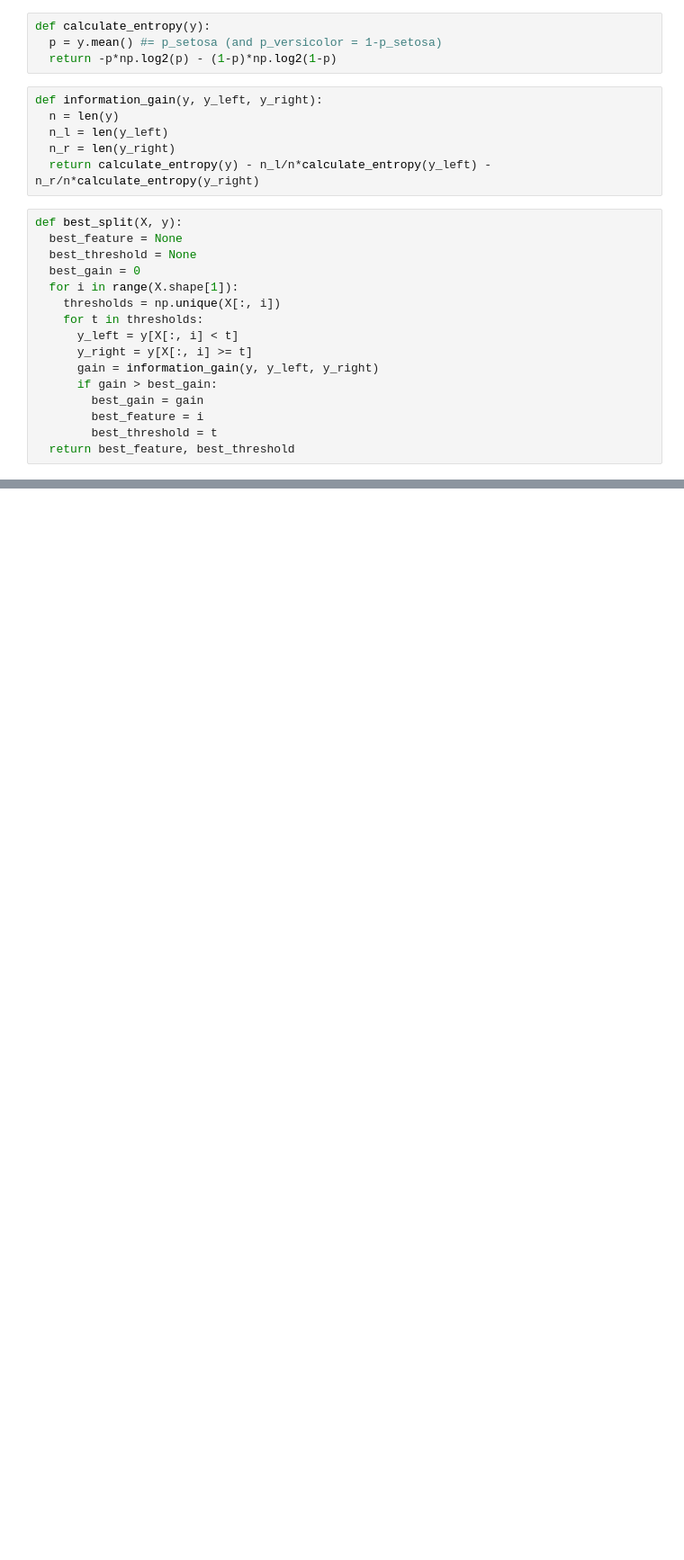
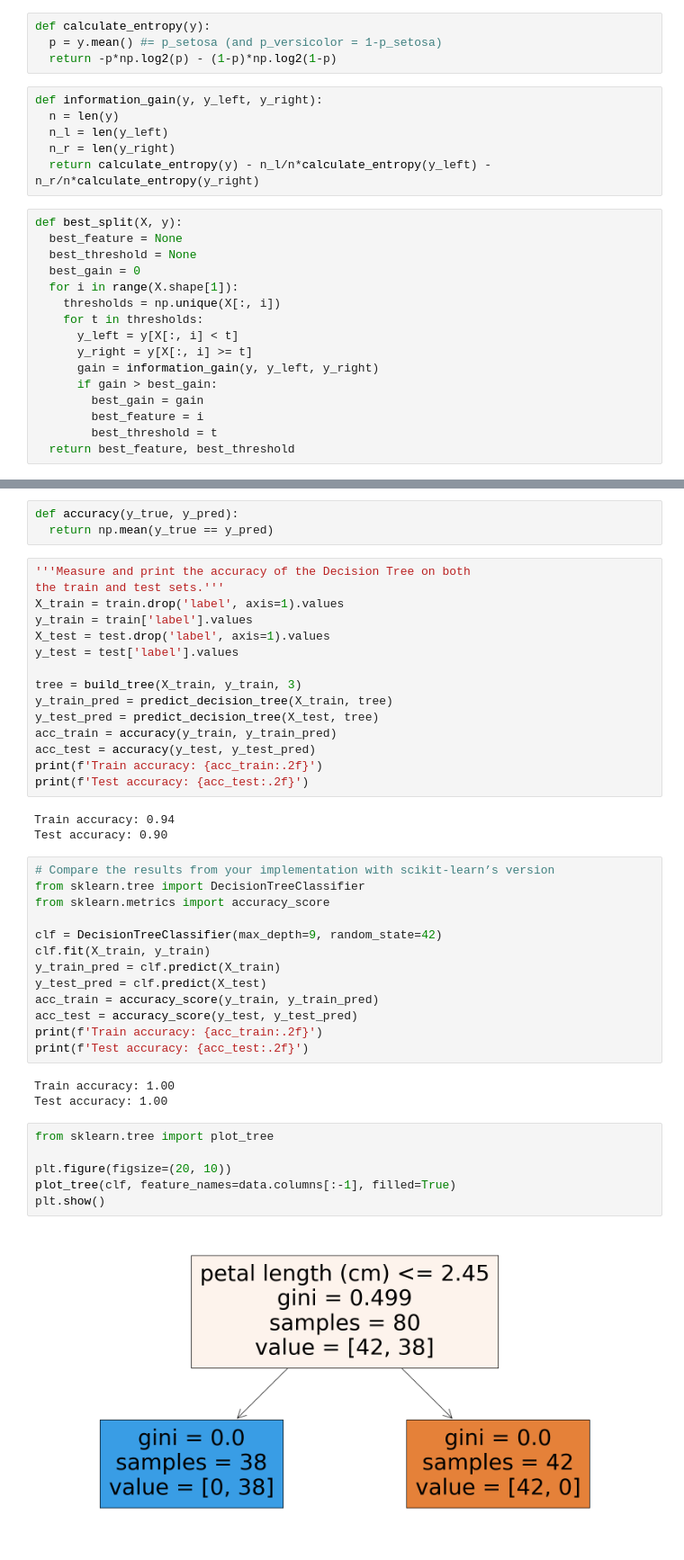
Before and after one commit to HemantKumar01/ML_Algorithms_From_Scratch, a Jupyter notebook: 4_Decision_Tree/A12.ipynb, the cells around one changed output, grey strips where cells are left out. Shown: that part at 90% size. Saved outputs shown, nothing was run; the diff lists cells and outputs as text; blank space fills up the shorter version.

Commit message:
decision tree complete, knn vs logistic

```diff
--- a/4_Decision_Tree/A12.ipynb
+++ b/4_Decision_Tree/A12.ipynb
@@ -83,0 +125,45 @@ def best_split(X, y):
+# %%
+def accuracy(y_true, y_pred):
+  return np.mean(y_true == y_pred)
+# %%
+'''Measure and print the accuracy of the Decision Tree on both
+the train and test sets.'''
+X_train = train.drop('label', axis=1).values
+y_train = train['label'].values
+X_test = test.drop('label', axis=1).values
+y_test = test['label'].values
+
+tree = build_tree(X_train, y_train, 3)
+y_train_pred = predict_decision_tree(X_train, tree)
+y_test_pred = predict_decision_tree(X_test, tree)
+acc_train = accuracy(y_train, y_train_pred)
+acc_test = accuracy(y_test, y_test_pred)
+print(f'Train accuracy: {acc_train:.2f}')
+print(f'Test accuracy: {acc_test:.2f}')
+# %% [output]
+Train accuracy: 0.94
+Test accuracy: 0.90
+# %%
+# Compare the results from your implementation with scikit-learn’s version
+from sklearn.tree import DecisionTreeClassifier
+from sklearn.metrics import accuracy_score
+
+clf = DecisionTreeClassifier(max_depth=9, random_state=42)
+clf.fit(X_train, y_train)
+y_train_pred = clf.predict(X_train)
+y_test_pred = clf.predict(X_test)
+acc_train = accuracy_score(y_train, y_train_pred)
+acc_test = accuracy_score(y_test, y_test_pred)
+print(f'Train accuracy: {acc_train:.2f}')
+print(f'Test accuracy: {acc_test:.2f}')
+# %% [output]
+Train accuracy: 1.00
+Test accuracy: 1.00
+# %%
+from sklearn.tree import plot_tree
+
+plt.figure(figsize=(20, 10))
+plot_tree(clf, feature_names=data.columns[:-1], filled=True)
+plt.show()
+# %% [output]
+[figure, added]
```
Also changed, not shown: parts of 5 cells of this notebook, 2 other files.
